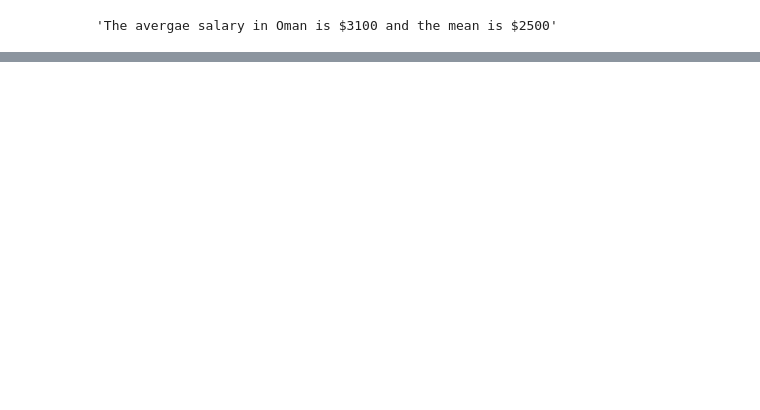
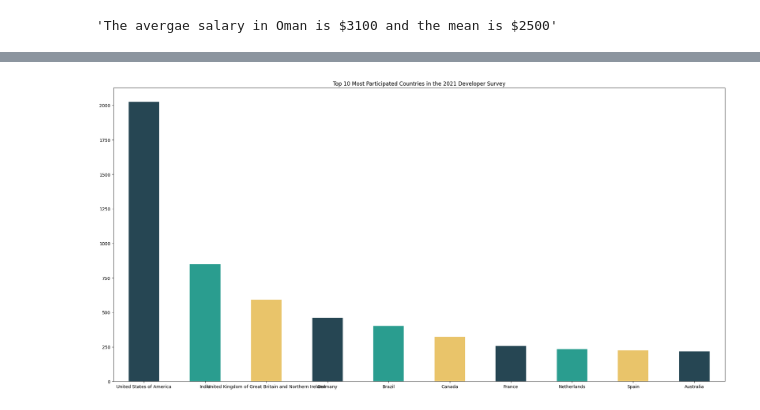
Before and after one commit to muhammadanas0716/Data-Science-Projects---EDA, a Jupyter notebook: 14. StackOverFlow Survey 2021 - Analysis/Stackoverflow_Developer_Survey_2021_Analysis.ipynb, the cells around one changed output, grey strips where cells are left out. Saved outputs shown, nothing was run; the diff lists cells and outputs as text; code cells hidden in the pictures; blank space fills up the shorter version.

```diff
--- a/14. StackOverFlow Survey 2021 - Analysis/Stackoverflow_Developer_Survey_2021_Analysis.ipynb
+++ b/14. StackOverFlow Survey 2021 - Analysis/Stackoverflow_Developer_Survey_2021_Analysis.ipynb
@@ -289,0 +293,22 @@ get_salary("Oman")
+# %%
+# Top 10 Most Participated Countries in the Developer Survey
+# I won't be doing the top 10 least countries, as they are all equal, meaning the graph is a straight line. You could do that by chaning **nlargest** to
+# **nsmallest**
+
+# Set Figure Size
+plt.figure(figsize=(20,10), dpi=100)
+
+# Set Title
+plt.title("Top 10 Most Participated Countries in the 2021 Developer Survey")
+
+# Plot
+survey_df["Country"].value_counts().nlargest(10).plot(kind="bar", color=["#264653", "#2a9d8f", "#e9c46a"])
+
+# Show
+plt.xticks(rotation=360)
+plt.tight_layout()
+plt.show()
+
+# Analysis - Around 20% (2000) devs took this Survey from the USA followed by India and the UK
+# %% [output]
+[figure, added]
```
Also changed, not shown: parts of 21 cells of this notebook.
